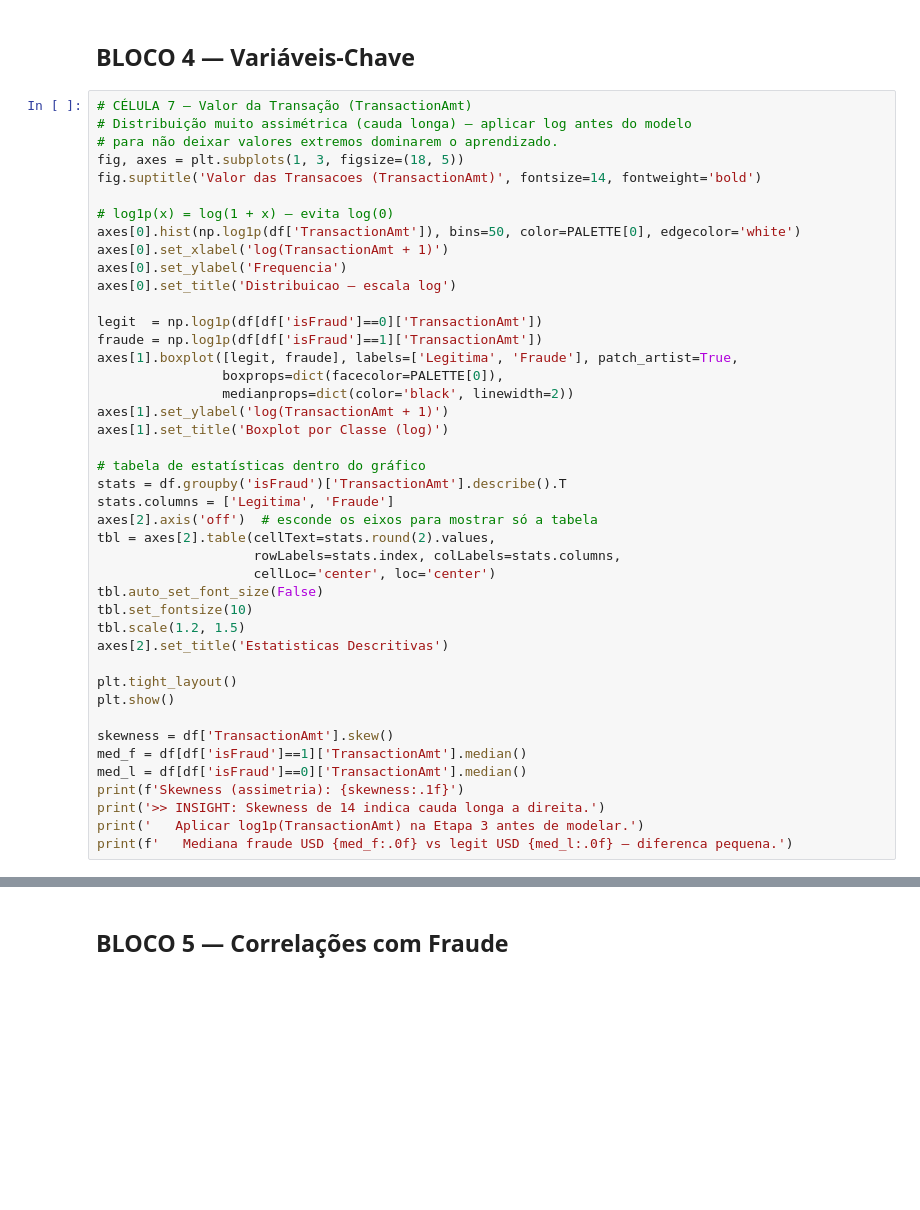
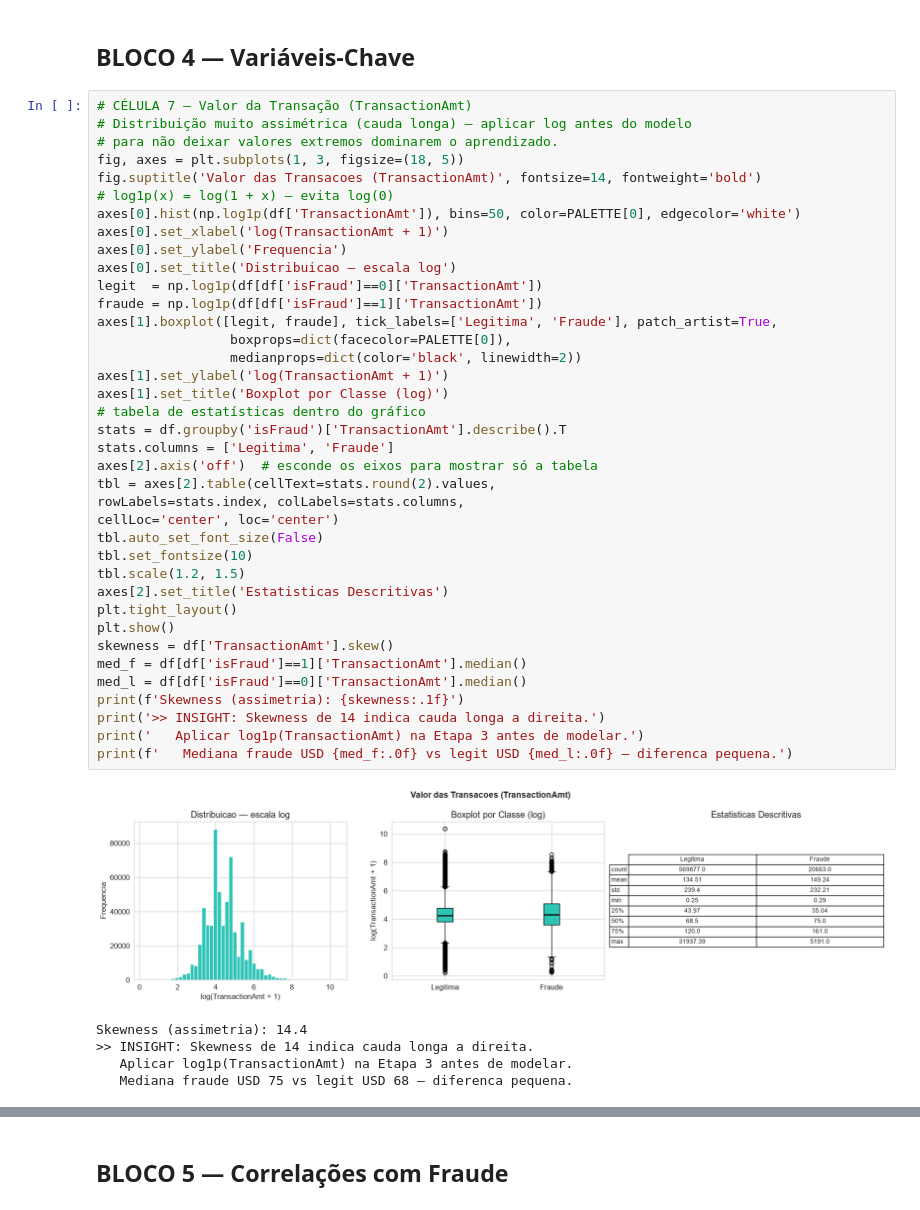
Before and after one commit to vitorgvs/DetecaoDeFraudeTCC, a Jupyter notebook: DataPipeline/exp_analysis.ipynb, the cells around one changed output, grey strips where cells are left out. Cells and saved outputs as stored; diff of their text form; blank space fills up the shorter version.

```diff
--- a/DataPipeline/exp_analysis.ipynb
+++ b/DataPipeline/exp_analysis.ipynb
@@ -278,43 +280,44 @@ Missingness media por grupo de variaveis:
 # para não deixar valores extremos dominarem o aprendizado.
 fig, axes = plt.subplots(1, 3, figsize=(18, 5))
 fig.suptitle('Valor das Transacoes (TransactionAmt)', fontsize=14, fontweight='bold')
-
 # log1p(x) = log(1 + x) — evita log(0)
 axes[0].hist(np.log1p(df['TransactionAmt']), bins=50, color=PALETTE[0], edgecolor='white')
 axes[0].set_xlabel('log(TransactionAmt + 1)')
 axes[0].set_ylabel('Frequencia')
 axes[0].set_title('Distribuicao — escala log')
-
 legit  = np.log1p(df[df['isFraud']==0]['TransactionAmt'])
 fraude = np.log1p(df[df['isFraud']==1]['TransactionAmt'])
-axes[1].boxplot([legit, fraude], labels=['Legitima', 'Fraude'], patch_artist=True,
-                boxprops=dict(facecolor=PALETTE[0]),
-                medianprops=dict(color='black', linewidth=2))
+axes[1].boxplot([legit, fraude], tick_labels=['Legitima', 'Fraude'], patch_artist=True,
+                 boxprops=dict(facecolor=PALETTE[0]),
+                 medianprops=dict(color='black', linewidth=2))
 axes[1].set_ylabel('log(TransactionAmt + 1)')
 axes[1].set_title('Boxplot por Classe (log)')
-
 # tabela de estatísticas dentro do gráfico
 stats = df.groupby('isFraud')['TransactionAmt'].describe().T
 stats.columns = ['Legitima', 'Fraude']
 axes[2].axis('off')  # esconde os eixos para mostrar só a tabela
 tbl = axes[2].table(cellText=stats.round(2).values,
-                    rowLabels=stats.index, colLabels=stats.columns,
-                    cellLoc='center', loc='center')
+rowLabels=stats.index, colLabels=stats.columns,
+cellLoc='center', loc='center')
 tbl.auto_set_font_size(False)
 tbl.set_fontsize(10)
 tbl.scale(1.2, 1.5)
 axes[2].set_title('Estatisticas Descritivas')
-
 plt.tight_layout()
 plt.show()
-
 skewness = df['TransactionAmt'].skew()
 med_f = df[df['isFraud']==1]['TransactionAmt'].median()
 med_l = df[df['isFraud']==0]['TransactionAmt'].median()
 print(f'Skewness (assimetria): {skewness:.1f}')
 print('>> INSIGHT: Skewness de 14 indica cauda longa a direita.')
 print('   Aplicar log1p(TransactionAmt) na Etapa 3 antes de modelar.')
 print(f'   Mediana fraude USD {med_f:.0f} vs legit USD {med_l:.0f} — diferenca pequena.')
+# %% [output]
+[figure, added]
+Skewness (assimetria): 14.4
+>> INSIGHT: Skewness de 14 indica cauda longa a direita.
+   Aplicar log1p(TransactionAmt) na Etapa 3 antes de modelar.
+   Mediana fraude USD 75 vs legit USD 68 — diferenca pequena.
 # %%
 # CÉLULA 8 — ProductCD e E-mail: Taxa de Fraude por Categoria
 # card4, card6 e DeviceType têm análise própria nas Células 9 e 11.
```
Also changed, not shown: parts of 15 cells of this notebook, 6 other files.
